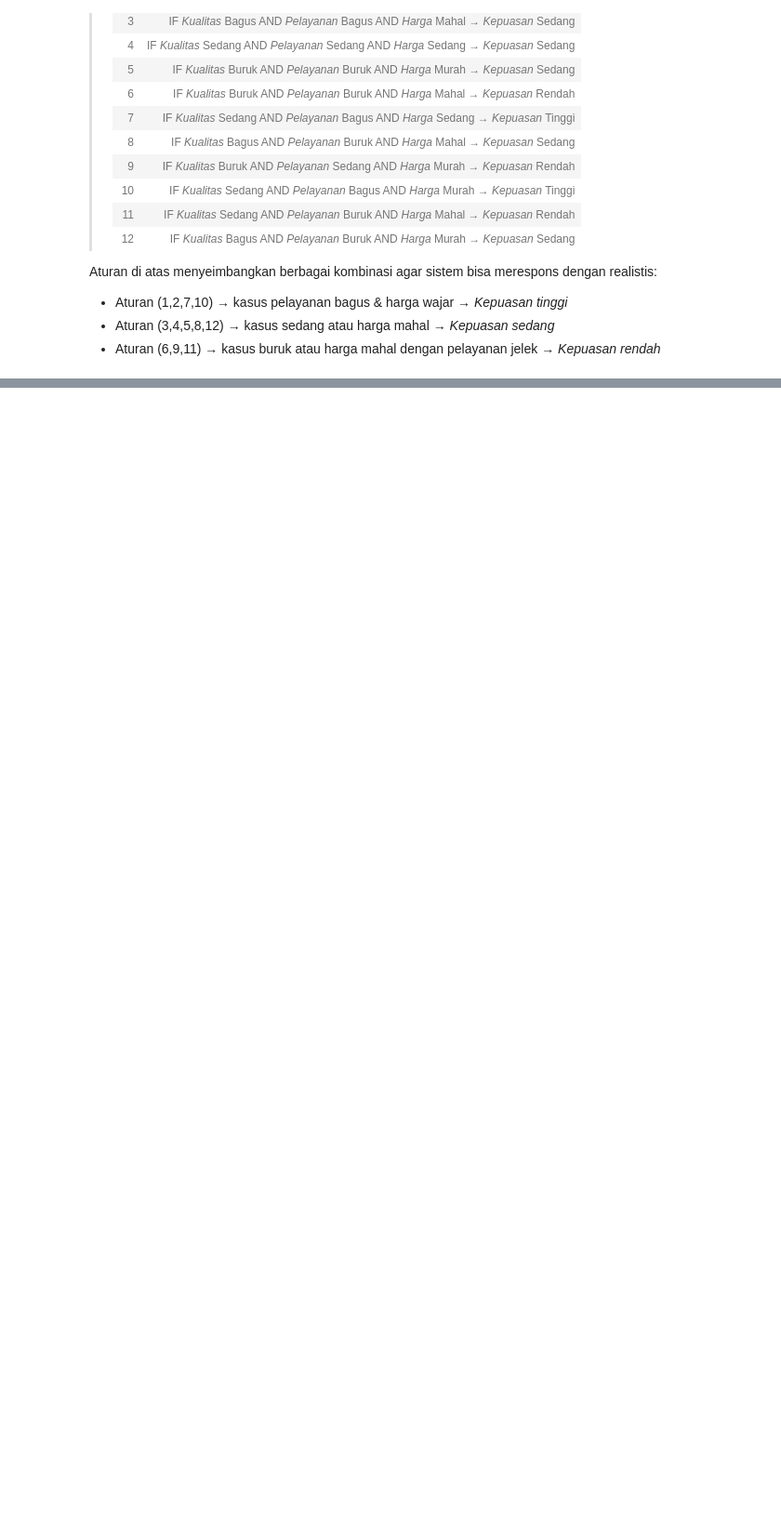
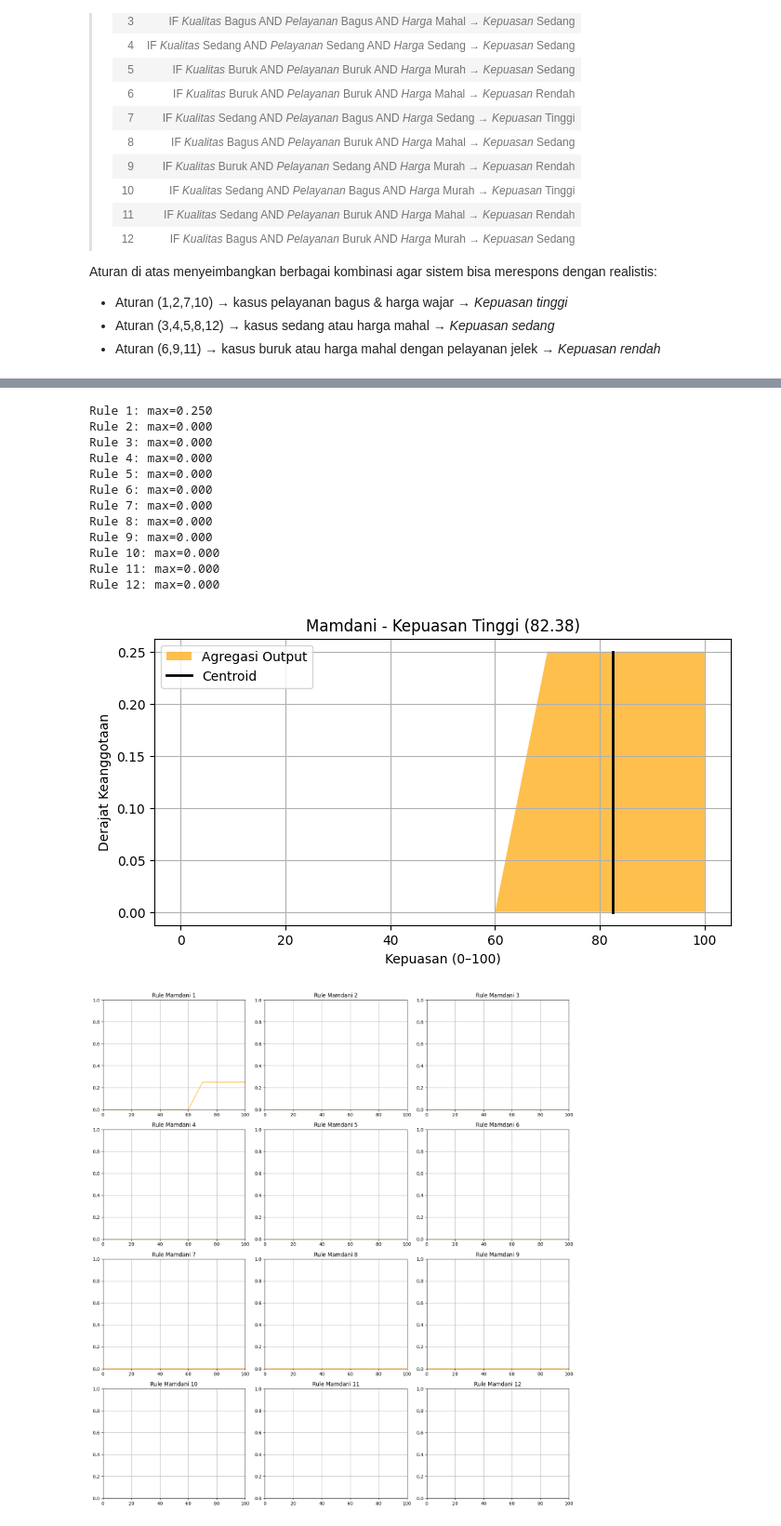
Before and after one commit to WayanRadit29/College_CI, a Jupyter notebook: praktikum kuliah/main/Praktikum/3 - Fuzzy Logic/TugasAkhirFuzzy.ipynb, the cells around one changed output, grey strips where cells are left out. Shown at 93% size. Saved outputs shown, nothing was run; the diff lists cells and outputs as text; code cells hidden in the pictures; blank space fills up the shorter version.

```diff
--- a/praktikum kuliah/main/Praktikum/3 - Fuzzy Logic/TugasAkhirFuzzy.ipynb
+++ b/praktikum kuliah/main/Praktikum/3 - Fuzzy Logic/TugasAkhirFuzzy.ipynb
@@ -125,3 +194,30 @@ def basis_aturan(derajat_kualitas, derajat_pelayanan, derajat_harga, mf_output):
+# %%
+def visualisasi_rules(rules, domain, title_prefix="Rule"):
+    """
+    Menampilkan visualisasi tiap rule fuzzy (hasil clipping dari mf_output).
+    rules  : dict hasil dari basis_aturan()
+    domain : domain output (contoh: kepuasan)
+    """
+    n_rules = len(rules)
+    n_cols = 3
+    n_rows = int(np.ceil(n_rules / n_cols))
+
+    fig, axs = plt.subplots(n_rows, n_cols, figsize=(15, 4 * n_rows))
+    axs = axs.flatten()
+
+    for i, (key, output) in enumerate(rules.items()):
+        axs[i].plot(domain, output, 'orange', alpha=0.7)
+        axs[i].set_title(f"{title_prefix} {i+1}")
+        axs[i].set_xlim([domain.min(), domain.max()])
+        axs[i].set_ylim([0, 1])
+        axs[i].grid(True)
+
+    # Kosongkan subplot sisa kalau jumlah rule gak habis pas bagi kolom
+    for j in range(i+1, len(axs)):
+        axs[j].axis('off')
+
+    plt.tight_layout()
+    plt.show()
 # %%
 def mamdani(input_kualitas, input_pelayanan, input_harga):
     # Fuzzifikasi input
@@ -140,0 +281,20 @@ def mamdani(input_kualitas, input_pelayanan, input_harga):
+# %%
+hasil = mamdani(7, 8, 50000)
+visualisasi_output(kepuasan, hasil['aggregated'], hasil['crisp'],title=f"Mamdani - Kepuasan {hasil['label'].capitalize()} ({hasil['crisp']:.2f})")
+
+visualisasi_rules(hasil['rules'], kepuasan, title_prefix="Rule Mamdani")
+# %% [output]
+Rule 1: max=0.250
+Rule 2: max=0.000
+Rule 3: max=0.000
+Rule 4: max=0.000
+Rule 5: max=0.000
+Rule 6: max=0.000
+Rule 7: max=0.000
+Rule 8: max=0.000
+Rule 9: max=0.000
+Rule 10: max=0.000
+Rule 11: max=0.000
+Rule 12: max=0.000
+[figure, added]
+[figure, added]
```
Also changed, not shown: parts of 3 cells of this notebook.
